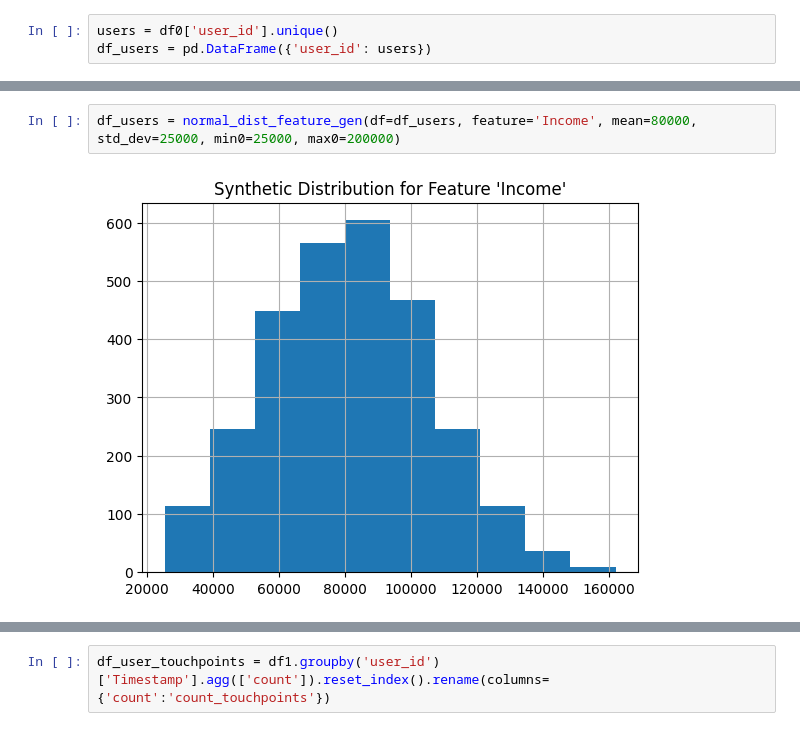
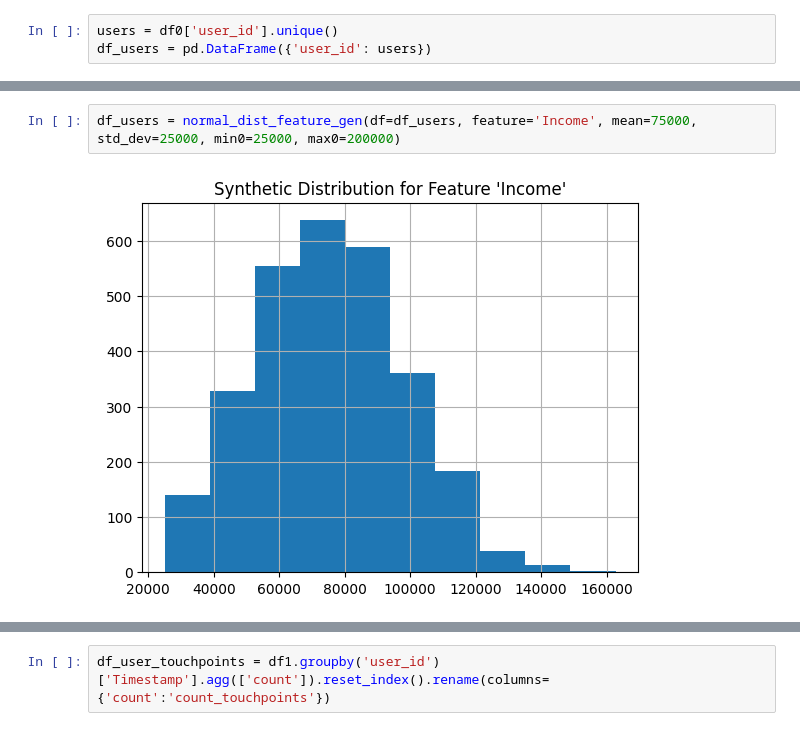
Before and after one commit to mwheeler235/multi-touch-modeling, a Jupyter notebook: multi_touch_attr_model.ipynb, the cells around one changed output, grey strips where cells are left out. Saved outputs shown, nothing was run; the diff lists cells and outputs as text.

```diff
--- a/multi_touch_attr_model.ipynb
+++ b/multi_touch_attr_model.ipynb
@@ -49,6 +49,6 @@ df_users = normal_dist_feature_gen(df=df_users, feature='Age', mean=39, std_dev=
 # %%
-df_users = normal_dist_feature_gen(df=df_users, feature='Income', mean=80000, std_dev=25000, min0=25000, max0=200000)
+df_users = normal_dist_feature_gen(df=df_users, feature='Income', mean=75000, std_dev=25000, min0=25000, max0=200000)
 # %% [output]
-[figure, old version]
+[figure, new version]
 # %%
 df1 = df0.merge(df_users, how='left', on = 'user_id')
```
Also changed, not shown: parts of 25 cells of this notebook, 2 other files.
